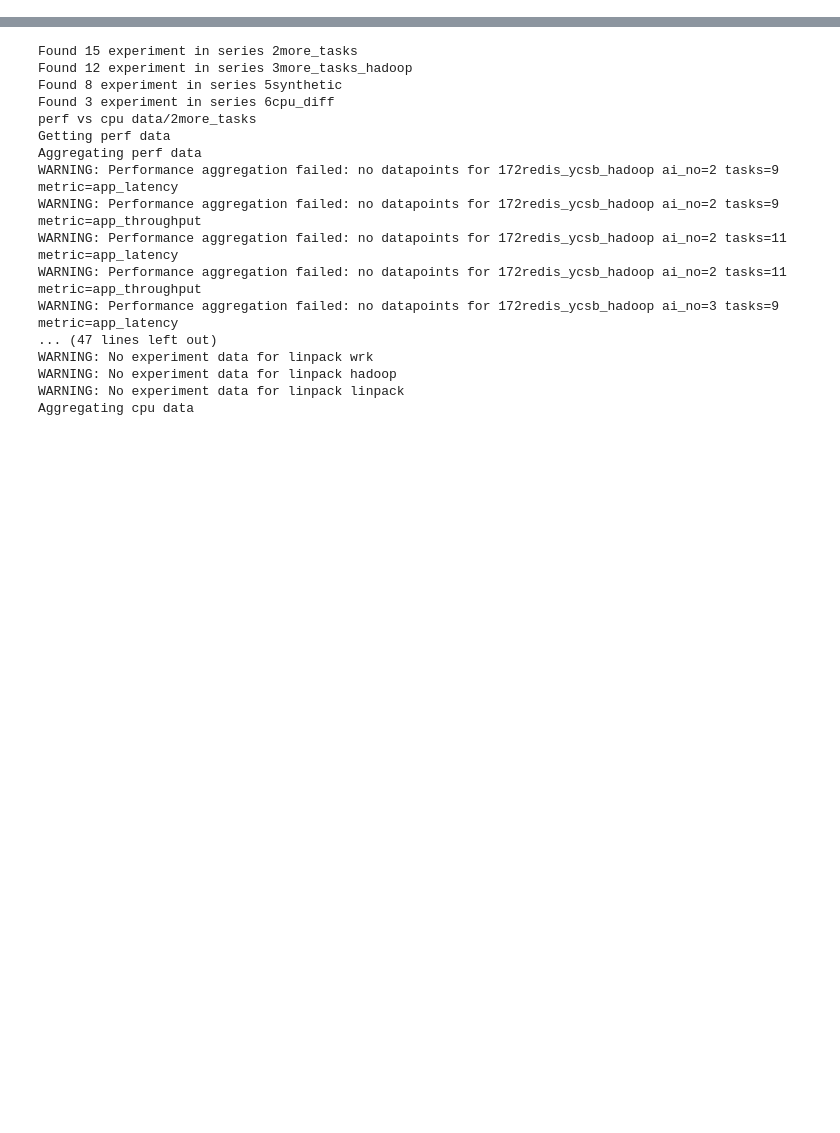
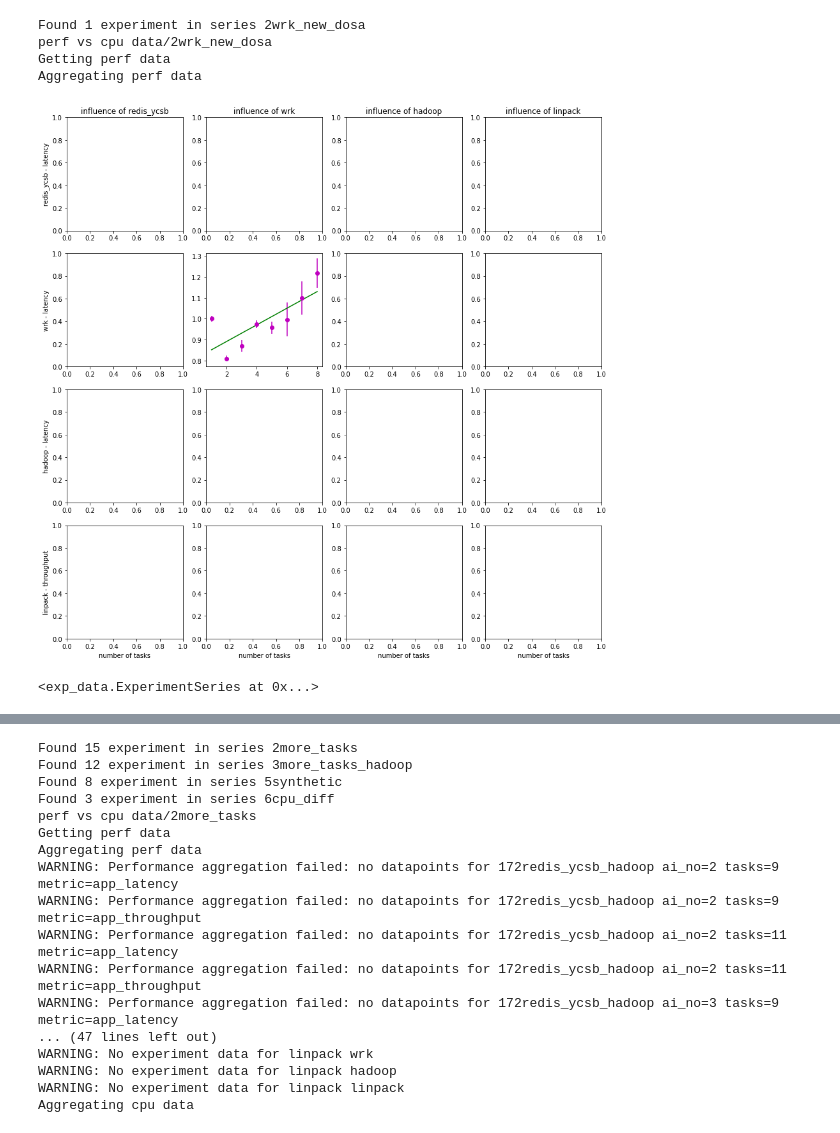
Before and after one commit to pawelzell/cbtool, a Jupyter notebook: myscripts/Interference observation.ipynb, the cells around one changed output, grey strips where cells are left out. Cells and saved outputs as stored; diff of their text form; code cells hidden in the pictures; blank space fills up the shorter version.

Commit message:
Analysis code. Scheduler experiments.

```diff
--- a/myscripts/Interference observation.ipynb
+++ b/myscripts/Interference observation.ipynb
@@ -14,0 +79,9 @@ from analyze import *
+# %%
+analyzeInterferenceHelper("2wrk_new_dosa")
+# %% [output]
+Found 1 experiment in series 2wrk_new_dosa
+perf vs cpu data/2wrk_new_dosa
+Getting perf data
+Aggregating perf data
+[figure, added]
+<exp_data.ExperimentSeries at 0x...>
```
Also changed, not shown: parts of 37 cells of this notebook, 7 other files.
